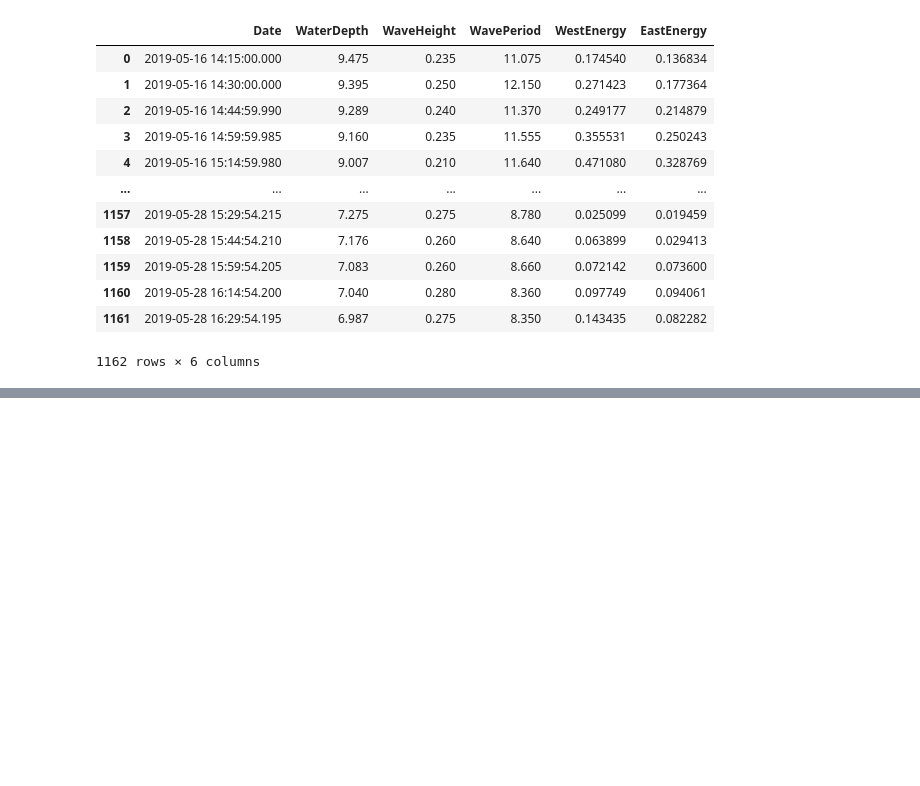
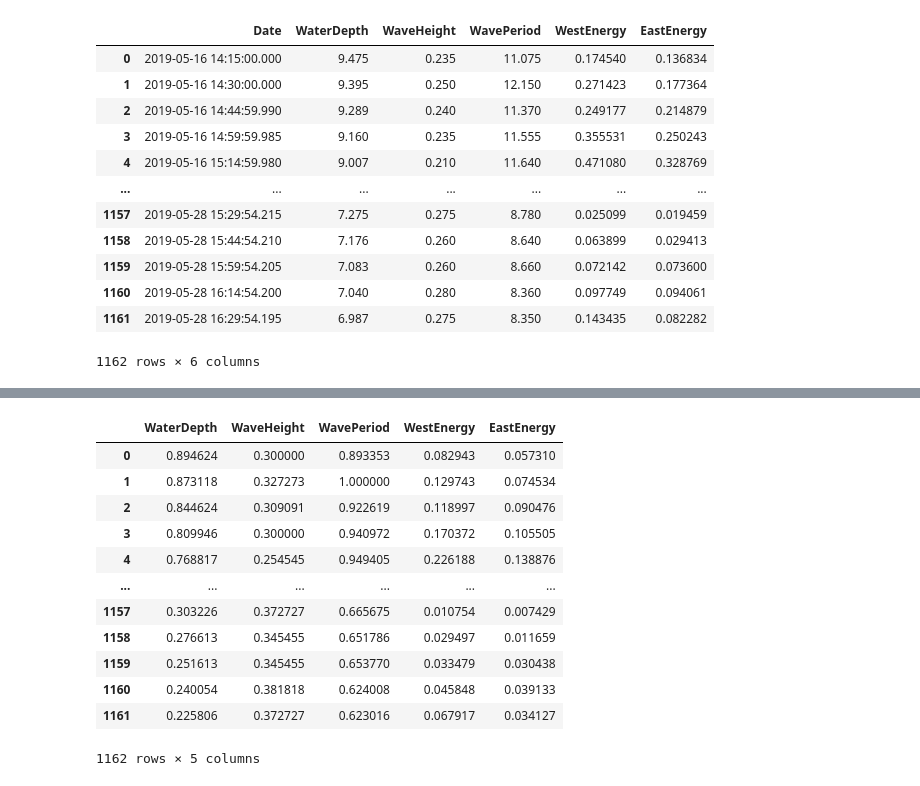
Before and after one commit to alexknyshu/adcpml, a Jupyter notebook: adcpml.ipynb, the cells around one changed output, grey strips where cells are left out. Drawn from its saved outputs; the diff is of its cells as text; code cells hidden in the pictures; blank space fills up the shorter version.

```diff
--- a/adcpml.ipynb
+++ b/adcpml.ipynb
@@ -79,0 +111,24 @@ Let's now visualize the final dataset using the Matplotlib:
+# %%
+# remove the date column and apply min-max scaling
+adcpdata_nodate = adcpdata.drop('Date', axis='columns')
+scaler = MinMaxScaler()
+scaler.fit(adcpdata_nodate)
+adcpdata_scaled = scaler.fit_transform(adcpdata_nodate)
+adcpdata_scaled = pd.DataFrame(adcpdata_scaled, columns=adcpdata_nodate.columns)
+
+# display scaled data
+display(adcpdata_scaled)
+# %% [output]
+|  | WaterDepth | WaveHeight | WavePeriod | WestEnergy | EastEnergy |
+| 0 | 0.894624 | 0.300000 | 0.893353 | 0.082943 | 0.057310 |
+| 1 | 0.873118 | 0.327273 | 1.000000 | 0.129743 | 0.074534 |
+| 2 | 0.844624 | 0.309091 | 0.922619 | 0.118997 | 0.090476 |
+| 3 | 0.809946 | 0.300000 | 0.940972 | 0.170372 | 0.105505 |
+| 4 | 0.768817 | 0.254545 | 0.949405 | 0.226188 | 0.138876 |
+| ... | ... | ... | ... | ... | ... |
+| 1157 | 0.303226 | 0.372727 | 0.665675 | 0.010754 | 0.007429 |
+| 1158 | 0.276613 | 0.345455 | 0.651786 | 0.029497 | 0.011659 |
+| 1159 | 0.251613 | 0.345455 | 0.653770 | 0.033479 | 0.030438 |
+| 1160 | 0.240054 | 0.381818 | 0.624008 | 0.045848 | 0.039133 |
+| 1161 | 0.225806 | 0.372727 | 0.623016 | 0.067917 | 0.034127 |
+1162 rows × 5 columns
```
Also changed, not shown: parts of 9 cells of this notebook.
